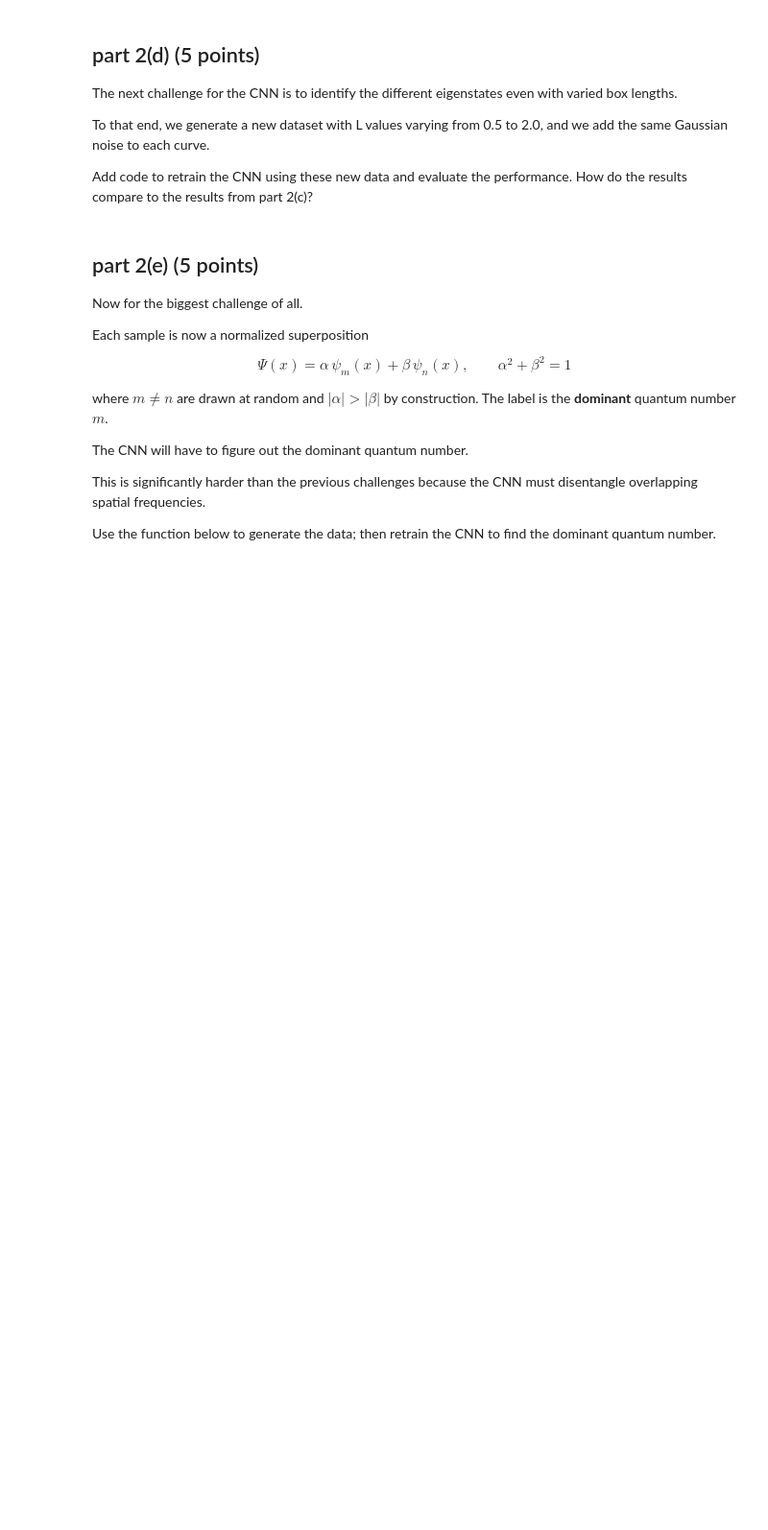
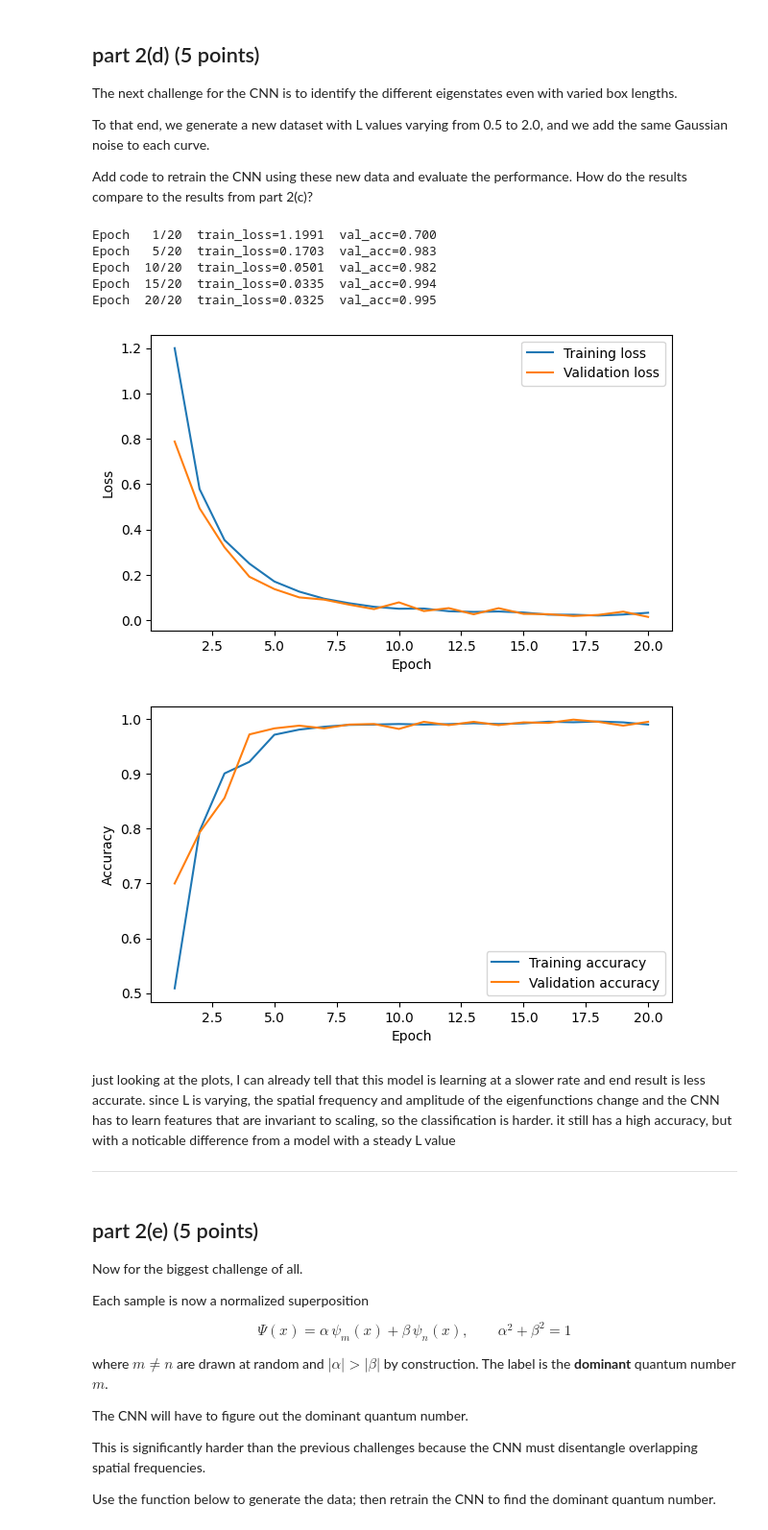
Before and after one commit to nataliewad/phys152-2026, a Jupyter notebook: Exercises/Homework-3.ipynb, the cells around one changed output. Shown at 96% size. Drawn from its saved outputs; the diff is of its cells as text; code cells hidden in the pictures; blank space fills up the shorter version.

```diff
--- a/Exercises/Homework-3.ipynb
+++ b/Exercises/Homework-3.ipynb
@@ -353,3 +350,43 @@ def generate_varying_L(n_samples, L_range=(0.5, 2.0), noise_std=0.3):
+# %%
+## same data loader function should still work
+train_loader_L, val_loader_L = make_data_loaders(generate_varying_L, n_train=5000, n_val=1000, batch_size=64)
+
+## fresh model and train on new dataset
+model_L = WavefunctionCNN(num_classes=NUM_CLASSES).to(DEVICE)
+history_L = train_model(model_L, train_loader_L, val_loader_L, epochs=20, lr=0.001)
+
+## plot again
+epochs = range(1, len(history_L["train_loss"]) + 1)
+
+## loss
+plt.figure(figsize=(7, 4))
+plt.plot(epochs, history_L["train_loss"], label="Training loss")
+plt.plot(epochs, history_L["val_loss"], label="Validation loss")
+plt.xlabel("Epoch")
+plt.ylabel("Loss")
+plt.legend()
+plt.show()
+
+## accuracy
+plt.figure(figsize=(7, 4))
+plt.plot(epochs, history_L["train_acc"], label="Training accuracy")
+plt.plot(epochs, history_L["val_acc"], label="Validation accuracy")
+plt.xlabel("Epoch")
+plt.ylabel("Accuracy")
+plt.legend()
+plt.show()
+# %% [output]
+Epoch   1/20  train_loss=1.1991  val_acc=0.700
+Epoch   5/20  train_loss=0.1703  val_acc=0.983
+Epoch  10/20  train_loss=0.0501  val_acc=0.982
+Epoch  15/20  train_loss=0.0335  val_acc=0.994
+Epoch  20/20  train_loss=0.0325  val_acc=0.995
+[figure, added]
+[figure, added]
+# %% [markdown]
+just looking at the plots, I can already tell that this model is learning at a slower rate and end result is less accurate. since L is varying, the spatial frequency and amplitude of the eigenfunctions change and the CNN has to learn features that are invariant to scaling, so the classification is harder. it still has a high accuracy, but with a noticable difference from a model with a steady L value
+
+------
 # %% [markdown]
 ## part 2(e) (5 points)
 
```
Also changed, not shown: parts of 10 cells of this notebook.
